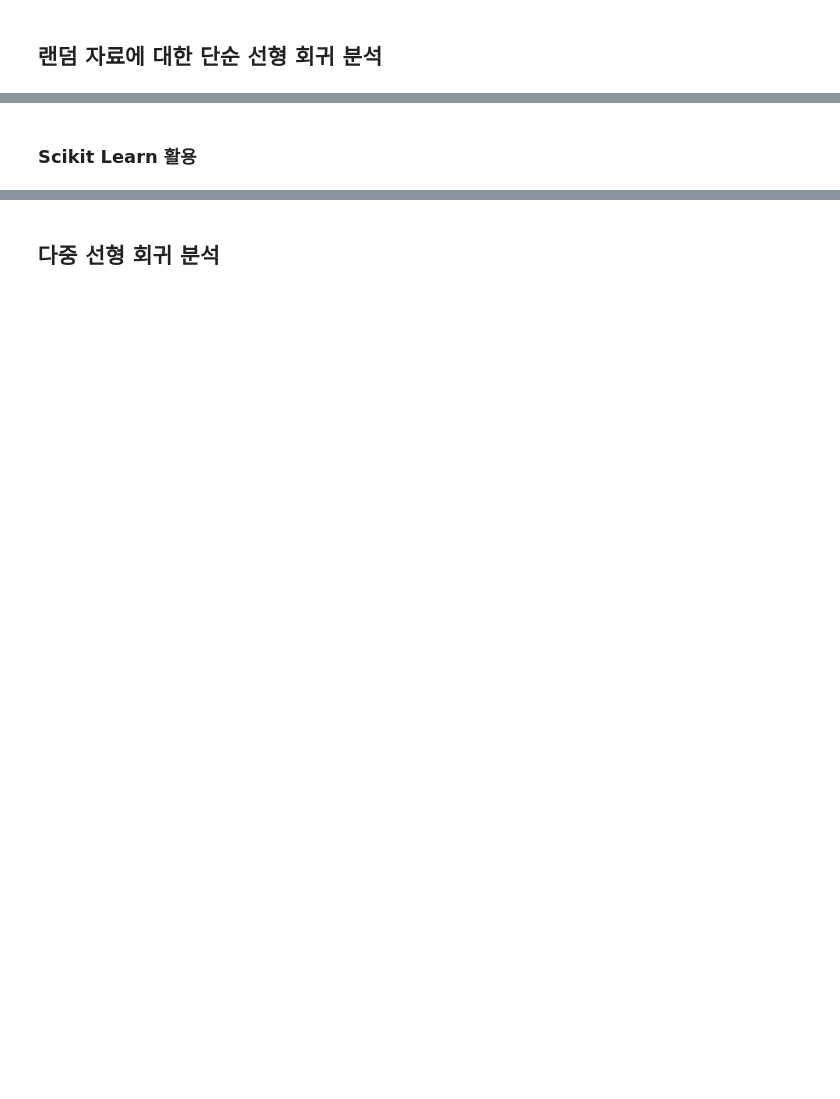
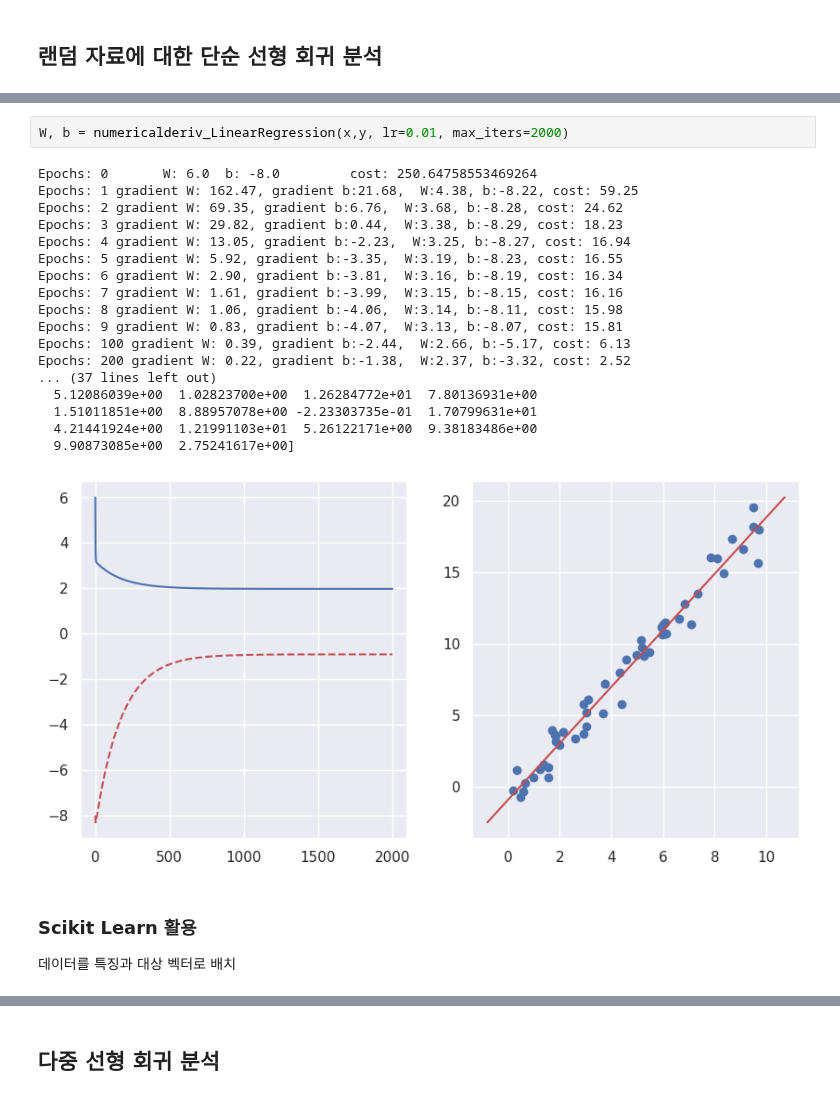
Before and after one commit to gymnopedy01/ictis-2023-ai, a Jupyter notebook: 다운로드/배포_ML_회귀.ipynb, the cells around one changed output, grey strips where cells are left out. Cells and saved outputs as stored; diff of their text form; blank space fills up the shorter version.

```diff
--- a/다운로드/배포_ML_회귀.ipynb
+++ b/다운로드/배포_ML_회귀.ipynb
@@ -269,3 +355,25 @@ plt.show()
+# %%
+W, b = numericalderiv_LinearRegression(x,y, lr=0.01, max_iters=2000)
+# %% [output]
+Epochs: 0       W: 6.0  b: -8.0         cost: 250.64758553469264
+Epochs: 1 gradient W: 162.47, gradient b:21.68,  W:4.38, b:-8.22, cost: 59.25
+Epochs: 2 gradient W: 69.35, gradient b:6.76,  W:3.68, b:-8.28, cost: 24.62
+Epochs: 3 gradient W: 29.82, gradient b:0.44,  W:3.38, b:-8.29, cost: 18.23
+Epochs: 4 gradient W: 13.05, gradient b:-2.23,  W:3.25, b:-8.27, cost: 16.94
+Epochs: 5 gradient W: 5.92, gradient b:-3.35,  W:3.19, b:-8.23, cost: 16.55
+Epochs: 6 gradient W: 2.90, gradient b:-3.81,  W:3.16, b:-8.19, cost: 16.34
+Epochs: 7 gradient W: 1.61, gradient b:-3.99,  W:3.15, b:-8.15, cost: 16.16
+Epochs: 8 gradient W: 1.06, gradient b:-4.06,  W:3.14, b:-8.11, cost: 15.98
+Epochs: 9 gradient W: 0.83, gradient b:-4.07,  W:3.13, b:-8.07, cost: 15.81
+Epochs: 100 gradient W: 0.39, gradient b:-2.44,  W:2.66, b:-5.17, cost: 6.13
+Epochs: 200 gradient W: 0.22, gradient b:-1.38,  W:2.37, b:-3.32, cost: 2.52
+... (37 lines left out)
+  5.12086039e+00  1.02823700e+00  1.26284772e+01  7.80136931e+00
+  1.51011851e+00  8.88957078e+00 -2.23303735e-01  1.70799631e+01
+  4.21441924e+00  1.21991103e+01  5.26122171e+00  9.38183486e+00
+  9.90873085e+00  2.75241617e+00]
+[figure, added]
 # %% [markdown]
 ### Scikit Learn 활용
+데이터를 특징과 대상 벡터로 배치
 # %%
```
Also changed, not shown: parts of 33 cells of this notebook.
